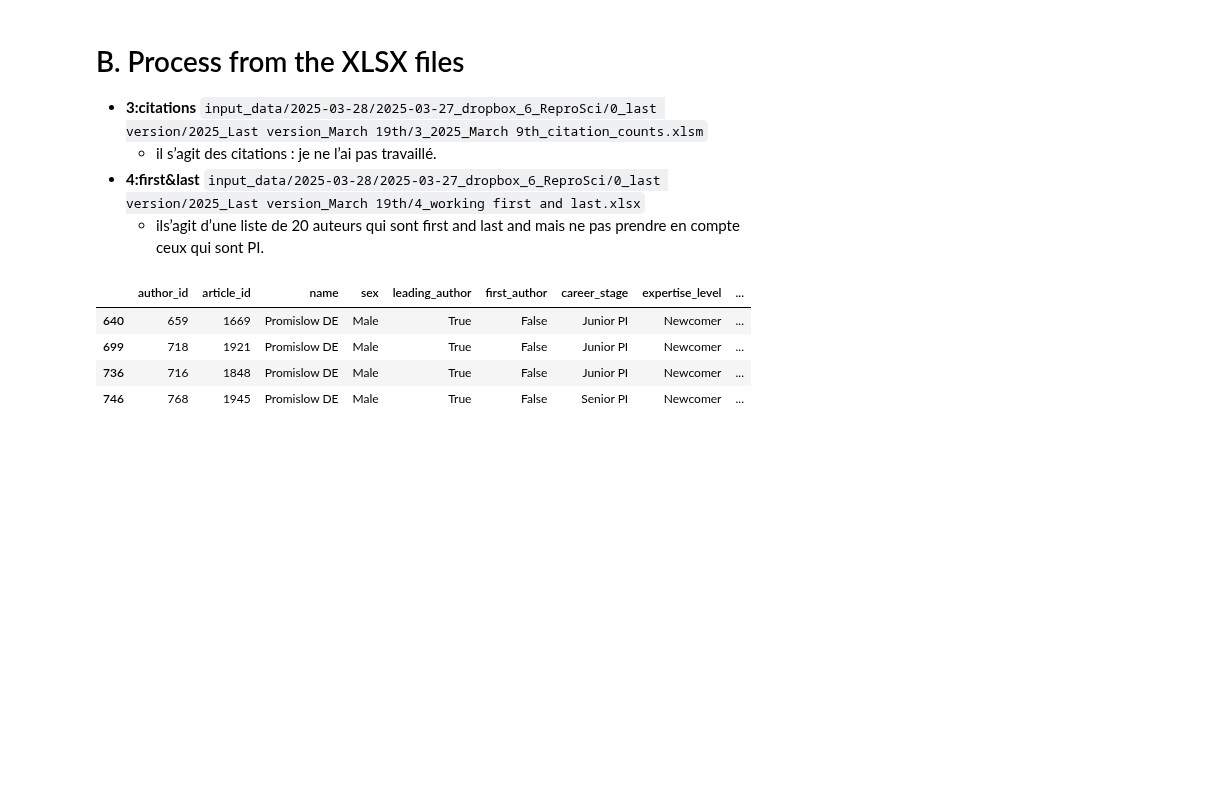
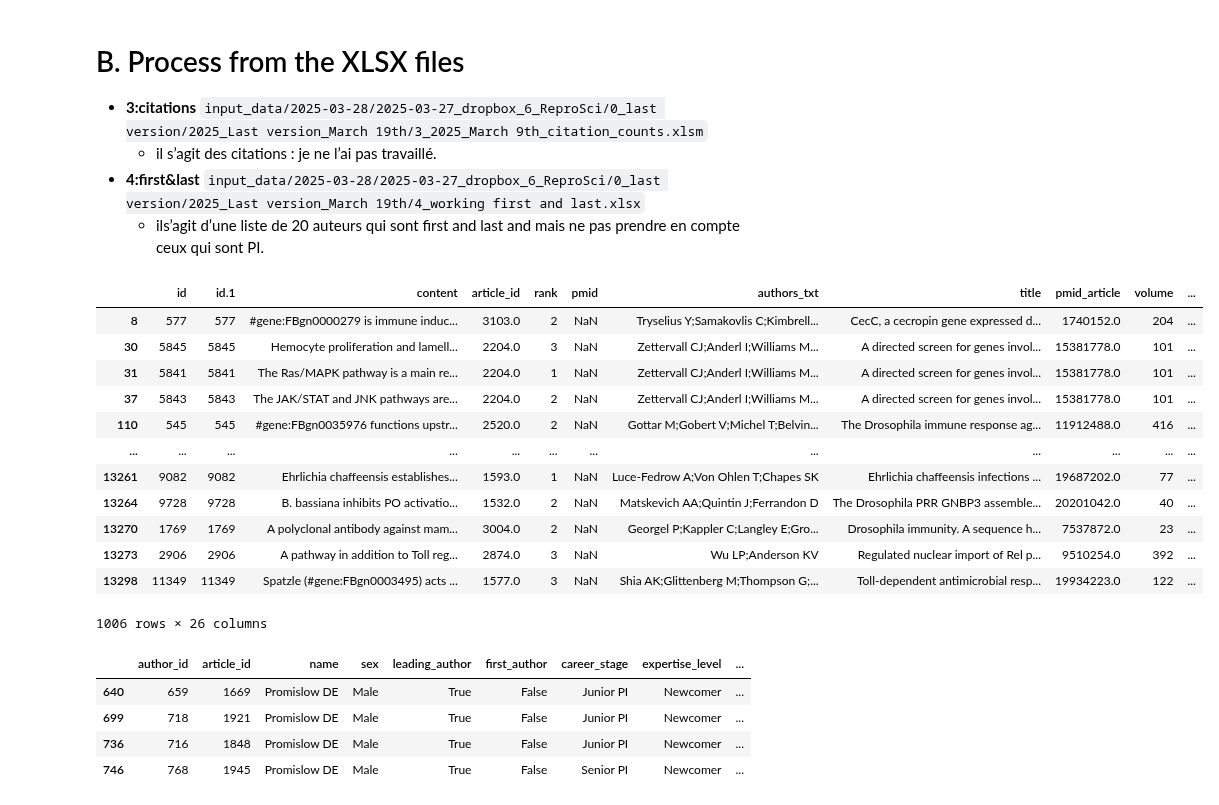
Before and after one commit to jcblemai/drosophila-reproducibility, a Jupyter notebook: preprocess_xlsx.ipynb, the cells around one changed output. Saved outputs shown, nothing was run; the diff lists cells and outputs as text; code cells hidden in the pictures; blank space fills up the shorter version.

```diff
--- a/preprocess_xlsx.ipynb
+++ b/preprocess_xlsx.ipynb
@@ -54,6 +54,22 @@ authors_db.sort_values("author_key")
 
 claims_db = pd.read_csv("preprocessed_data/claims_db.csv")
 major_claims_df = claims_db[claims_db['assertion_type'] == 'major_claim']
+# %%
+major_claims_df
+# %% [output]
+|  | id | id.1 | content | article_id | rank | pmid | authors_txt | title | pmid_article | volume | ... |
+| 8 | 577 | 577 | #gene:FBgn0000279 is immune induc... | 3103.0 | 2 | NaN | Tryselius Y;Samakovlis C;Kimbrell... | CecC, a cecropin gene expressed d... | 1740152.0 | 204 | ... |
+| 30 | 5845 | 5845 | Hemocyte proliferation and lamell... | 2204.0 | 3 | NaN | Zettervall CJ;Anderl I;Williams M... | A directed screen for genes invol... | 15381778.0 | 101 | ... |
+| 31 | 5841 | 5841 | The Ras/MAPK pathway is a main re... | 2204.0 | 1 | NaN | Zettervall CJ;Anderl I;Williams M... | A directed screen for genes invol... | 15381778.0 | 101 | ... |
+| 37 | 5843 | 5843 | The JAK/STAT and JNK pathways are... | 2204.0 | 2 | NaN | Zettervall CJ;Anderl I;Williams M... | A directed screen for genes invol... | 15381778.0 | 101 | ... |
+| 110 | 545 | 545 | #gene:FBgn0035976 functions upstr... | 2520.0 | 2 | NaN | Gottar M;Gobert V;Michel T;Belvin... | The Drosophila immune response ag... | 11912488.0 | 416 | ... |
+| ... | ... | ... | ... | ... | ... | ... | ... | ... | ... | ... | ... |
+| 13261 | 9082 | 9082 | Ehrlichia chaffeensis establishes... | 1593.0 | 1 | NaN | Luce-Fedrow A;Von Ohlen T;Chapes SK | Ehrlichia chaffeensis infections ... | 19687202.0 | 77 | ... |
+| 13264 | 9728 | 9728 | B. bassiana inhibits PO activatio... | 1532.0 | 2 | NaN | Matskevich AA;Quintin J;Ferrandon D | The Drosophila PRR GNBP3 assemble... | 20201042.0 | 40 | ... |
+| 13270 | 1769 | 1769 | A polyclonal antibody against mam... | 3004.0 | 2 | NaN | Georgel P;Kappler C;Langley E;Gro... | Drosophila immunity. A sequence h... | 7537872.0 | 23 | ... |
+| 13273 | 2906 | 2906 | A pathway in addition to Toll reg... | 2874.0 | 3 | NaN | Wu LP;Anderson KV | Regulated nuclear import of Rel p... | 9510254.0 | 392 | ... |
+| 13298 | 11349 | 11349 | Spatzle (#gene:FBgn0003495) acts ... | 1577.0 | 3 | NaN | Shia AK;Glittenberg M;Thompson G;... | Toll-dependent antimicrobial resp... | 19934223.0 | 122 | ... |
+1006 rows × 26 columns
 # %%
 authors_db[authors_db["author_key"].str.contains("promislow")]
 # %% [output]
```
Also changed, not shown: parts of 37 cells of this notebook.
